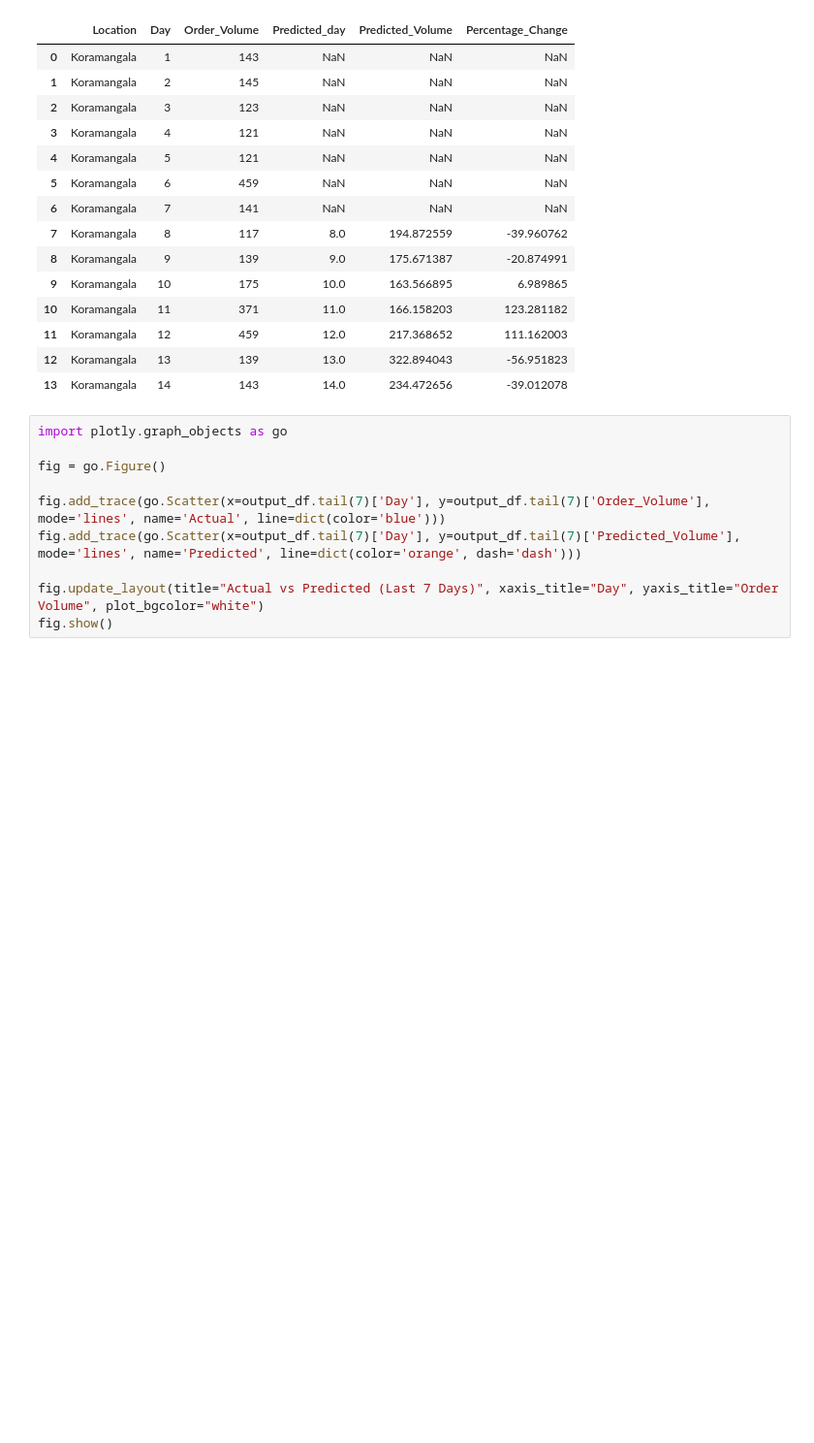
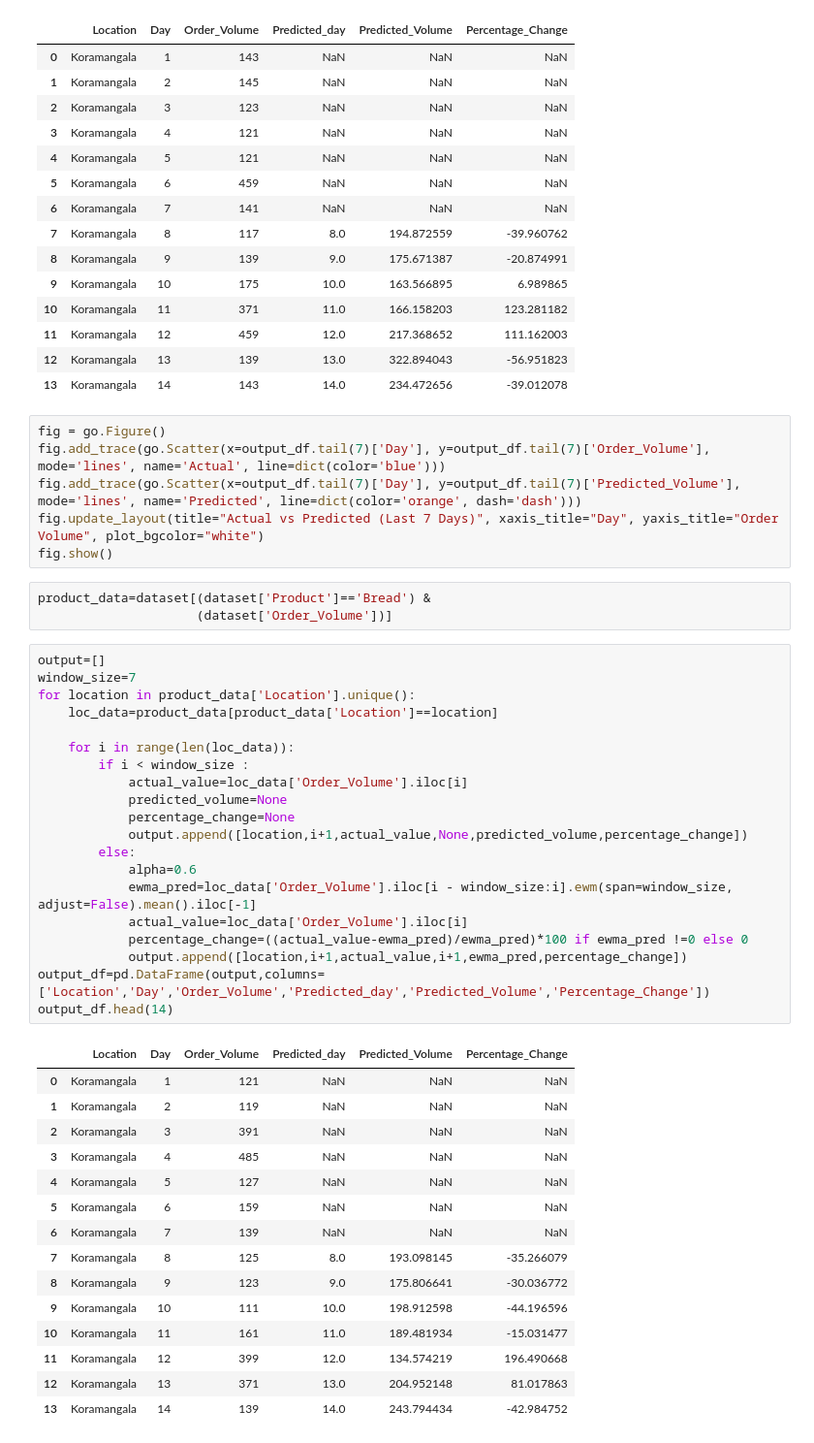
Before and after one commit to rahul8879/swiggy_demand_modelling, a Jupyter notebook: notebooks/Demand_forecasting.ipynb, the cells around one changed output. Shown: that part at 97% size. Drawn from its saved outputs; the diff is of its cells as text; blank space fills up the shorter version.

```diff
--- a/notebooks/Demand_forecasting.ipynb
+++ b/notebooks/Demand_forecasting.ipynb
@@ -53,12 +52,47 @@ output_df.head(14)
 | 12 | Koramangala | 13 | 139 | 13.0 | 322.894043 | -56.951823 |
 | 13 | Koramangala | 14 | 143 | 14.0 | 234.472656 | -39.012078 |
 # %%
-import plotly.graph_objects as go
-
 fig = go.Figure()
-
 fig.add_trace(go.Scatter(x=output_df.tail(7)['Day'], y=output_df.tail(7)['Order_Volume'], mode='lines', name='Actual', line=dict(color='blue')))
 fig.add_trace(go.Scatter(x=output_df.tail(7)['Day'], y=output_df.tail(7)['Predicted_Volume'], mode='lines', name='Predicted', line=dict(color='orange', dash='dash')))
-
 fig.update_layout(title="Actual vs Predicted (Last 7 Days)", xaxis_title="Day", yaxis_title="Order Volume", plot_bgcolor="white")
 fig.show()
+# %%
+product_data=dataset[(dataset['Product']=='Bread') &
+                     (dataset['Order_Volume'])]
+# %%
+output=[]
+window_size=7
+for location in product_data['Location'].unique():
+    loc_data=product_data[product_data['Location']==location]
+
+    for i in range(len(loc_data)):
+        if i < window_size :
+            actual_value=loc_data['Order_Volume'].iloc[i]
+            predicted_volume=None
+            percentage_change=None
+            output.append([location,i+1,actual_value,None,predicted_volume,percentage_change])
+        else:
+            alpha=0.6
+            ewma_pred=loc_data['Order_Volume'].iloc[i - window_size:i].ewm(span=window_size, adjust=False).mean().iloc[-1]
+            actual_value=loc_data['Order_Volume'].iloc[i]
+            percentage_change=((actual_value-ewma_pred)/ewma_pred)*100 if ewma_pred !=0 else 0
+            output.append([location,i+1,actual_value,i+1,ewma_pred,percentage_change])
+output_df=pd.DataFrame(output,columns=['Location','Day','Order_Volume','Predicted_day','Predicted_Volume','Percentage_Change'])
+output_df.head(14)
+# %% [output]
+|  | Location | Day | Order_Volume | Predicted_day | Predicted_Volume | Percentage_Change |
+| 0 | Koramangala | 1 | 121 | NaN | NaN | NaN |
+| 1 | Koramangala | 2 | 119 | NaN | NaN | NaN |
+| 2 | Koramangala | 3 | 391 | NaN | NaN | NaN |
+| 3 | Koramangala | 4 | 485 | NaN | NaN | NaN |
+| 4 | Koramangala | 5 | 127 | NaN | NaN | NaN |
+| 5 | Koramangala | 6 | 159 | NaN | NaN | NaN |
+| 6 | Koramangala | 7 | 139 | NaN | NaN | NaN |
+| 7 | Koramangala | 8 | 125 | 8.0 | 193.098145 | -35.266079 |
+| 8 | Koramangala | 9 | 123 | 9.0 | 175.806641 | -30.036772 |
+| 9 | Koramangala | 10 | 111 | 10.0 | 198.912598 | -44.196596 |
+| 10 | Koramangala | 11 | 161 | 11.0 | 189.481934 | -15.031477 |
+| 11 | Koramangala | 12 | 399 | 12.0 | 134.574219 | 196.490668 |
+| 12 | Koramangala | 13 | 371 | 13.0 | 204.952148 | 81.017863 |
+| 13 | Koramangala | 14 | 139 | 14.0 | 243.794434 | -42.984752 |
```
Also changed, not shown: parts of 5 cells of this notebook.
